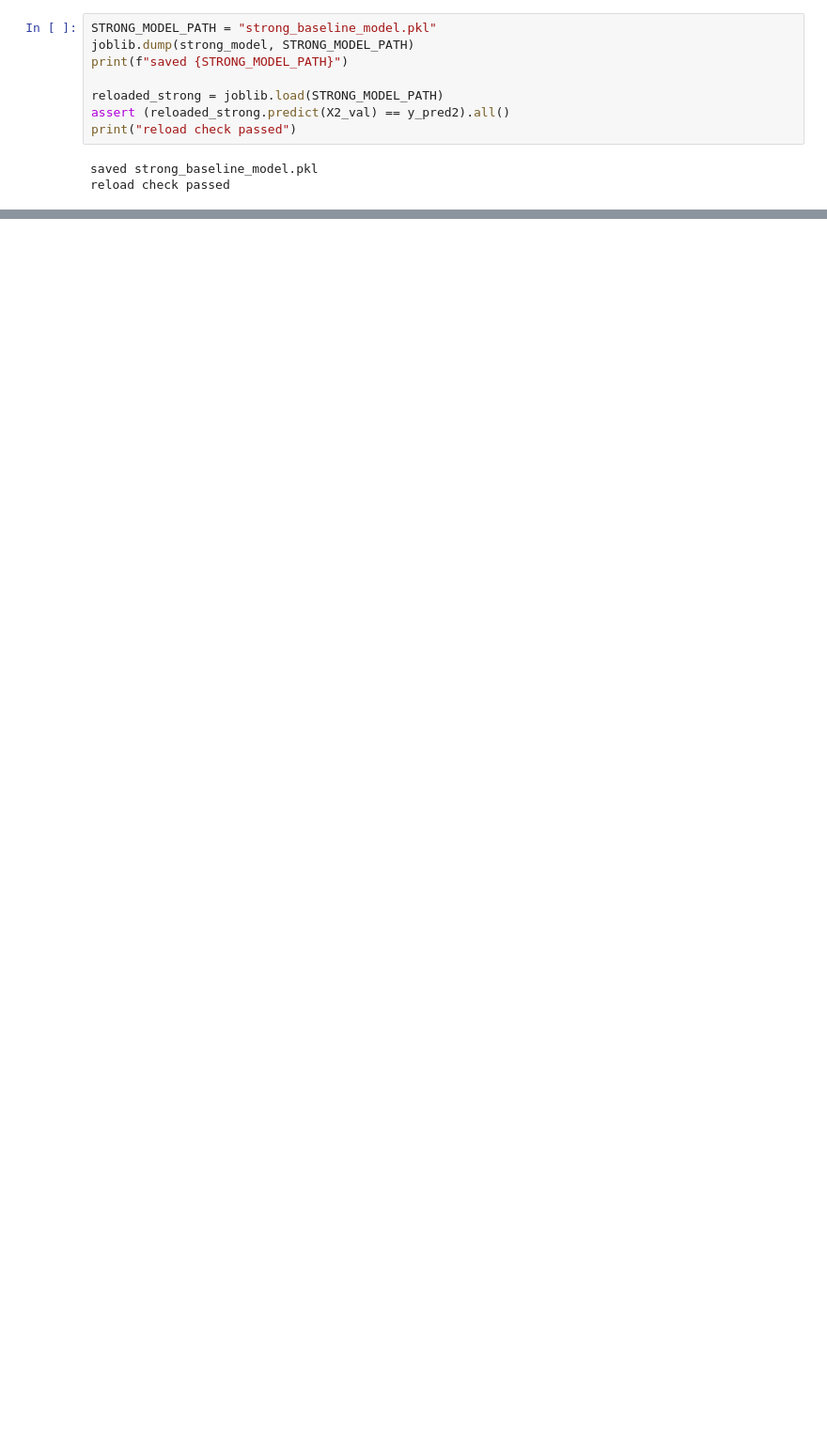
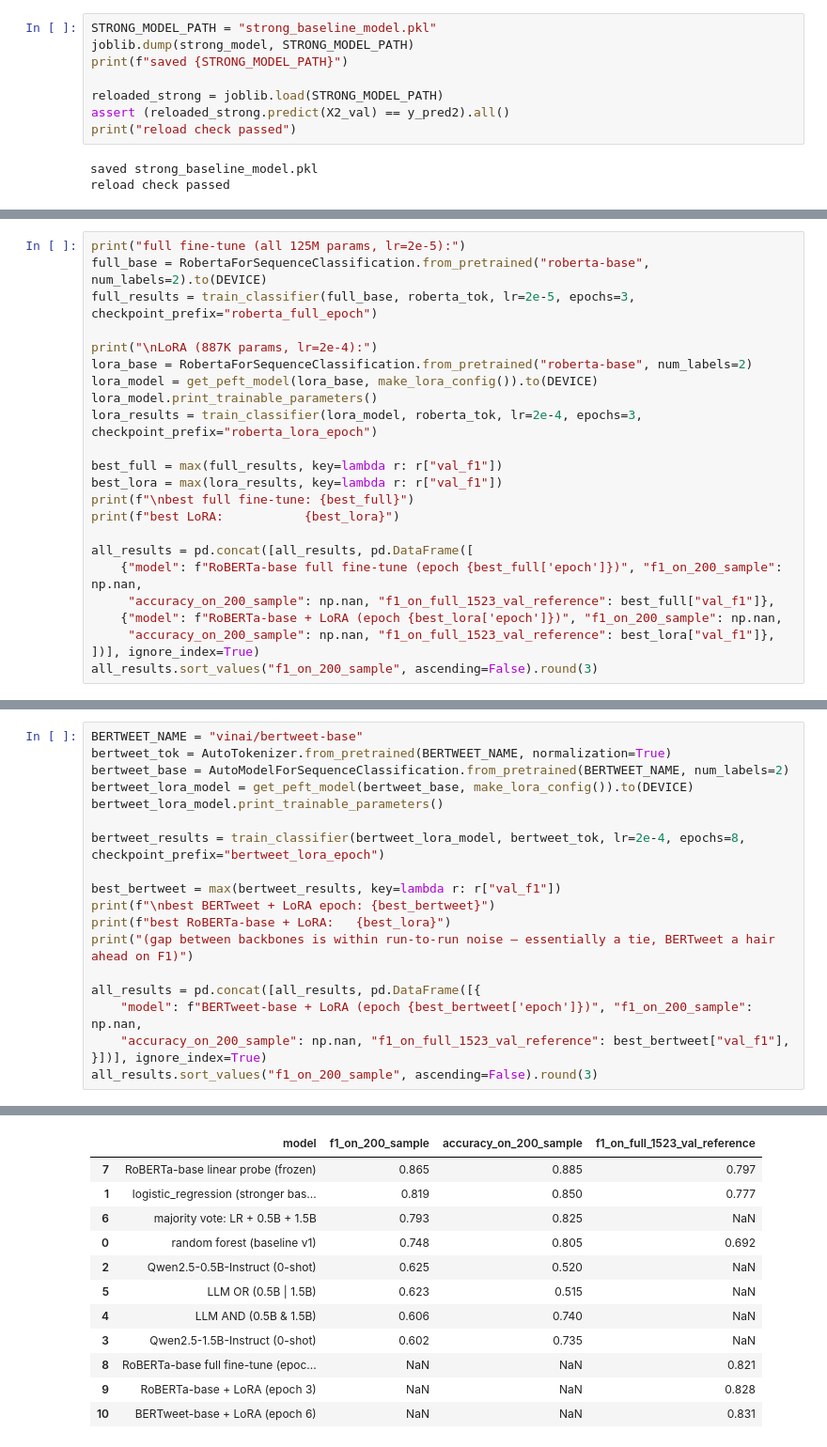
Before and after one commit to Dojbat/SYS-304-SCALABLE-ALGORITHMS-AND-INFRASTRUCTURE, a Jupyter notebook: main.ipynb, the cells around one changed output, grey strips where cells are left out. Shown at 94% size. Saved outputs shown, nothing was run; the diff lists cells and outputs as text; blank space fills up the shorter version.

```diff
--- a/main.ipynb
+++ b/main.ipynb
@@ -1207,0 +997,23 @@ that held up across the whole exercise:
+# %%
+print("full fine-tune (all 125M params, lr=2e-5):")
+full_base = RobertaForSequenceClassification.from_pretrained("roberta-base", num_labels=2).to(DEVICE)
+full_results = train_classifier(full_base, roberta_tok, lr=2e-5, epochs=3, checkpoint_prefix="roberta_full_epoch")
+
+print("\nLoRA (887K params, lr=2e-4):")
+lora_base = RobertaForSequenceClassification.from_pretrained("roberta-base", num_labels=2)
+lora_model = get_peft_model(lora_base, make_lora_config()).to(DEVICE)
+lora_model.print_trainable_parameters()
+lora_results = train_classifier(lora_model, roberta_tok, lr=2e-4, epochs=3, checkpoint_prefix="roberta_lora_epoch")
+
+best_full = max(full_results, key=lambda r: r["val_f1"])
+best_lora = max(lora_results, key=lambda r: r["val_f1"])
+print(f"\nbest full fine-tune: {best_full}")
+print(f"best LoRA:           {best_lora}")
+
+all_results = pd.concat([all_results, pd.DataFrame([
+    {"model": f"RoBERTa-base full fine-tune (epoch {best_full['epoch']})", "f1_on_200_sample": np.nan,
+     "accuracy_on_200_sample": np.nan, "f1_on_full_1523_val_reference": best_full["val_f1"]},
+    {"model": f"RoBERTa-base + LoRA (epoch {best_lora['epoch']})", "f1_on_200_sample": np.nan,
+     "accuracy_on_200_sample": np.nan, "f1_on_full_1523_val_reference": best_lora["val_f1"]},
+])], ignore_index=True)
+all_results.sort_values("f1_on_200_sample", ascending=False).round(3)
@@ -1207,0 +1087,20 @@ that held up across the whole exercise:
+# %%
+BERTWEET_NAME = "vinai/bertweet-base"
+bertweet_tok = AutoTokenizer.from_pretrained(BERTWEET_NAME, normalization=True)
+bertweet_base = AutoModelForSequenceClassification.from_pretrained(BERTWEET_NAME, num_labels=2)
+bertweet_lora_model = get_peft_model(bertweet_base, make_lora_config()).to(DEVICE)
+bertweet_lora_model.print_trainable_parameters()
+
+bertweet_results = train_classifier(bertweet_lora_model, bertweet_tok, lr=2e-4, epochs=8, checkpoint_prefix="bertweet_lora_epoch")
+
+best_bertweet = max(bertweet_results, key=lambda r: r["val_f1"])
+print(f"\nbest BERTweet + LoRA epoch: {best_bertweet}")
+print(f"best RoBERTa-base + LoRA:   {best_lora}")
+print("(gap between backbones is within run-to-run noise — essentially a tie, BERTweet a hair ahead on F1)")
+
+all_results = pd.concat([all_results, pd.DataFrame([{
+    "model": f"BERTweet-base + LoRA (epoch {best_bertweet['epoch']})", "f1_on_200_sample": np.nan,
+    "accuracy_on_200_sample": np.nan, "f1_on_full_1523_val_reference": best_bertweet["val_f1"],
+}])], ignore_index=True)
+all_results.sort_values("f1_on_200_sample", ascending=False).round(3)
+# %% [output]
@@ -1207,0 +1137,12 @@ that held up across the whole exercise:
+|  | model | f1_on_200_sample | accuracy_on_200_sample | f1_on_full_1523_val_reference |
+| 7 | RoBERTa-base linear probe (frozen) | 0.865 | 0.885 | 0.797 |
+| 1 | logistic_regression (stronger bas... | 0.819 | 0.850 | 0.777 |
+| 6 | majority vote: LR + 0.5B + 1.5B | 0.793 | 0.825 | NaN |
+| 0 | random forest (baseline v1) | 0.748 | 0.805 | 0.692 |
+| 2 | Qwen2.5-0.5B-Instruct (0-shot) | 0.625 | 0.520 | NaN |
+| 5 | LLM OR (0.5B | 1.5B) | 0.623 | 0.515 | NaN |
+| 4 | LLM AND (0.5B & 1.5B) | 0.606 | 0.740 | NaN |
+| 3 | Qwen2.5-1.5B-Instruct (0-shot) | 0.602 | 0.735 | NaN |
+| 8 | RoBERTa-base full fine-tune (epoc... | NaN | NaN | 0.821 |
+| 9 | RoBERTa-base + LoRA (epoch 3) | NaN | NaN | 0.828 |
+| 10 | BERTweet-base + LoRA (epoch 6) | NaN | NaN | 0.831 |
```
Also changed, not shown: parts of 61 cells of this notebook, 4 other files.
